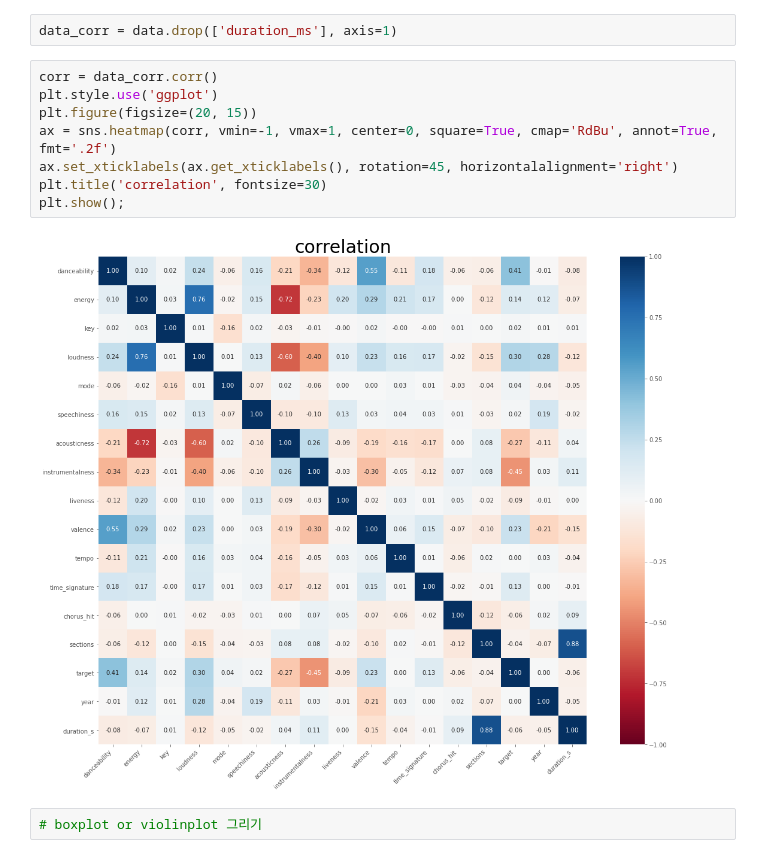
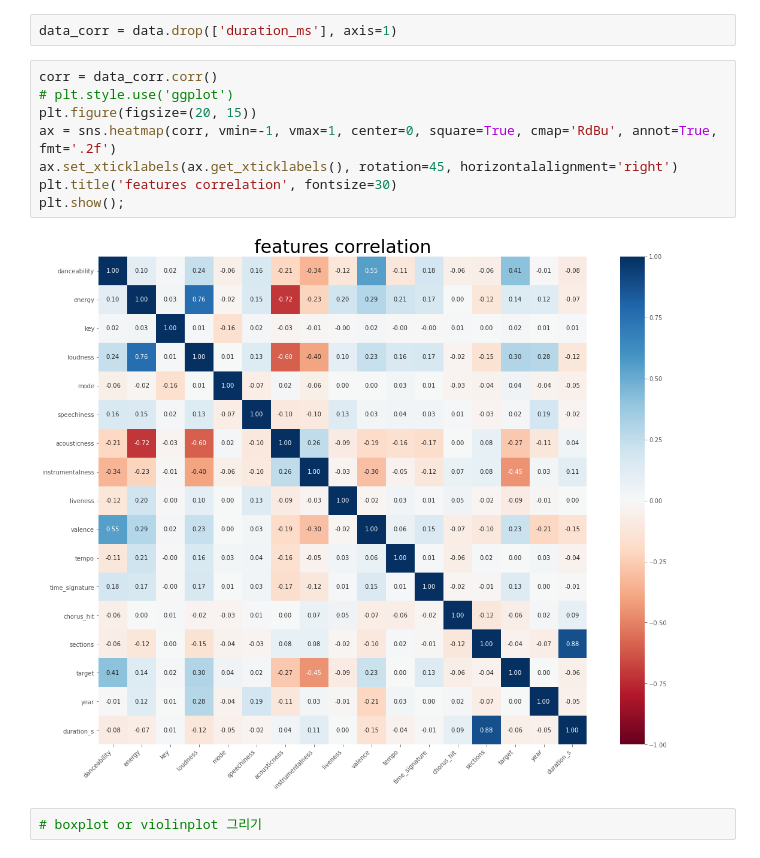
Before and after one commit to solyourock/spotify, a Jupyter notebook: spotify.ipynb, the cells around one changed output. Cells and saved outputs as stored; diff of their text form.

```diff
--- a/spotify.ipynb
+++ b/spotify.ipynb
@@ -164,13 +164,13 @@ cmap = LinearSegmentedColormap.from_list('my_cmap',colors,gamma=3)
 data_corr = data.drop(['duration_ms'], axis=1)
 # %%
 corr = data_corr.corr()
-plt.style.use('ggplot')
+# plt.style.use('ggplot')
 plt.figure(figsize=(20, 15))
 ax = sns.heatmap(corr, vmin=-1, vmax=1, center=0, square=True, cmap='RdBu', annot=True, fmt='.2f')
 ax.set_xticklabels(ax.get_xticklabels(), rotation=45, horizontalalignment='right')
-plt.title('correlation', fontsize=30)
+plt.title('features correlation', fontsize=30)
 plt.show();
 # %% [output]
-[figure, old version]
+[figure, new version]
 # %%
 # boxplot or violinplot 그리기
```
Also changed, not shown: parts of 7 cells of this notebook.
